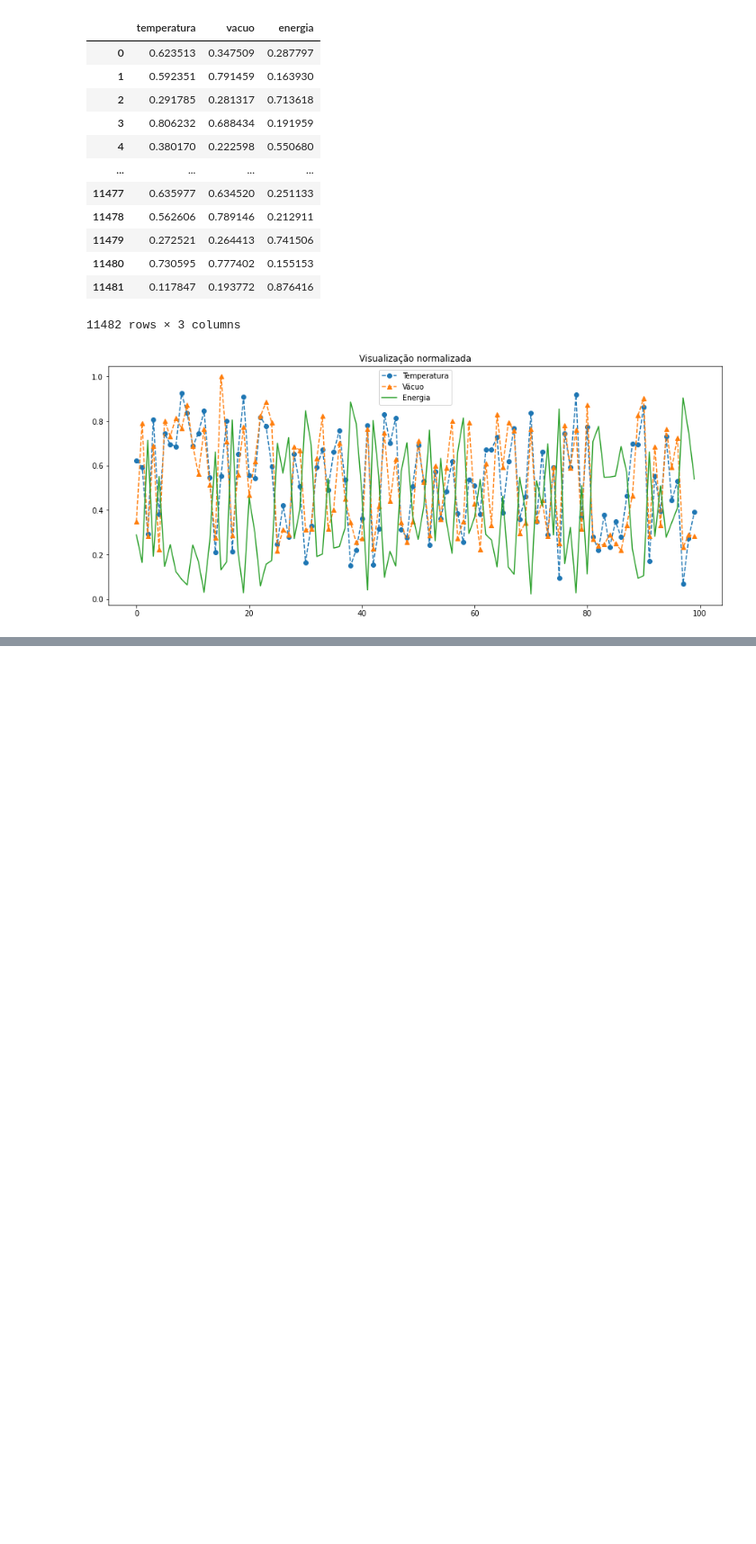
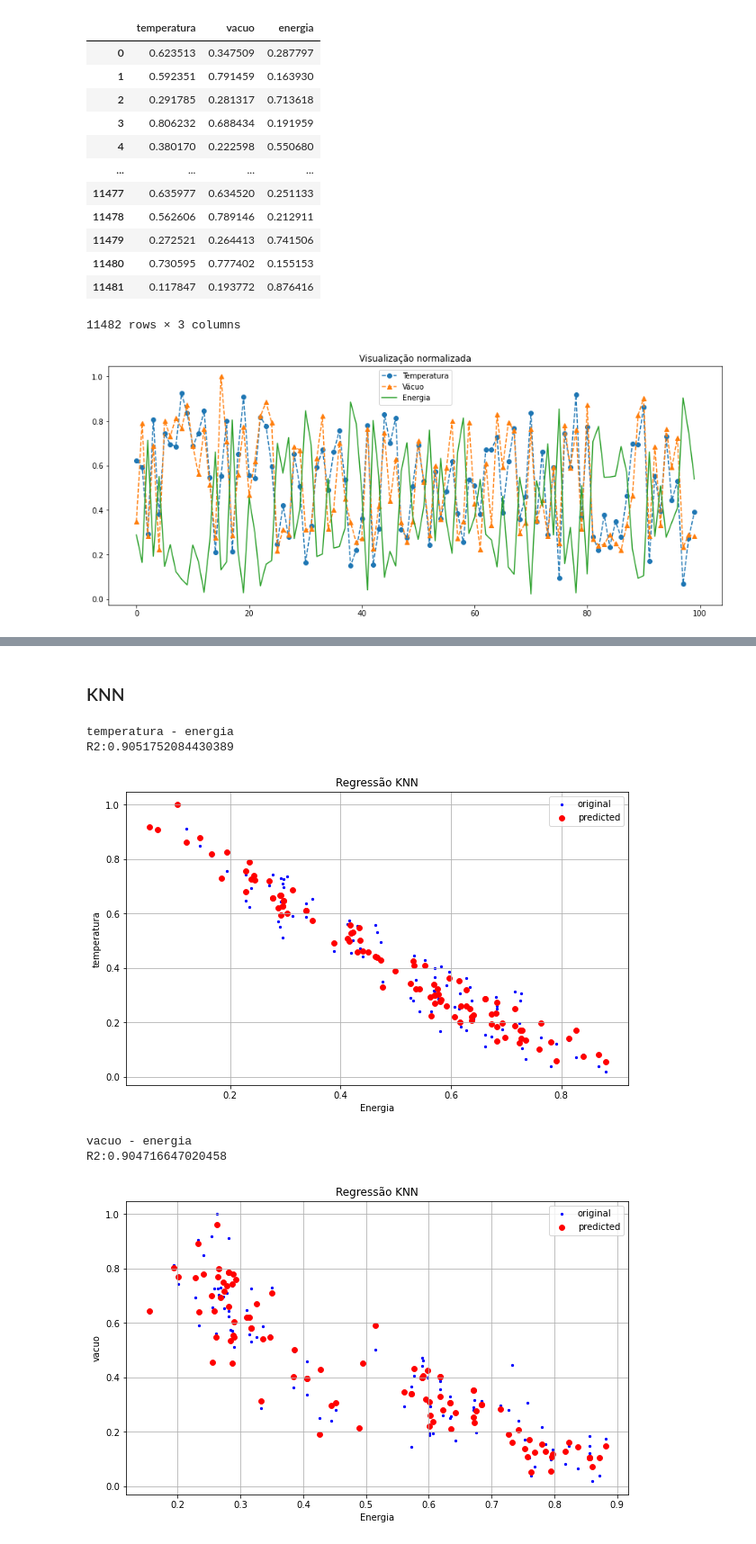
Before and after one commit to thiago9864/mineracao_dados, a Jupyter notebook: trabalho_6/trabalho_6_dupla_20.ipynb, the cells around one changed output, grey strips where cells are left out. Shown at 90% size. Saved outputs shown, nothing was run; the diff lists cells and outputs as text; code cells hidden in the pictures; blank space fills up the shorter version.

```diff
--- a/trabalho_6/trabalho_6_dupla_20.ipynb
+++ b/trabalho_6/trabalho_6_dupla_20.ipynb
@@ -102,0 +137,3 @@ plt.show()
+# %%
+ytest_csv = pd.DataFrame(index=ytest.index,columns=['y_original','RegMult','KNN_temperatura','KNN_vacuo','ElasticNet'])
+ytest_csv['y_original'] = ytest
@@ -102,0 +184,35 @@ plt.show()
+# %% [markdown]
+### KNN
+# %%
+from sklearn.neighbors import KNeighborsRegressor
+
+for coluna in xtrain.keys():
+    print(coluna+' - energia')
+    modelo = KNeighborsRegressor( n_neighbors=5, weights="distance" )
+
+    x = xtrain[coluna].values.reshape(-1, 1)
+
+    modelo.fit( x, ytrain.values.reshape(-1,1))
+
+    print('R2:'+str(modelo.score(xtest[coluna].values.reshape(-1,1),ytest.values.reshape(-1,1))))
+
+    knn_pred = modelo.predict(xtest[coluna].values.reshape(-1,1))
+
+    ytest_csv['KNN_'+coluna] = knn_pred
+
+    plt.figure(figsize=(10,6))
+    plt.scatter(xtest[coluna][:100],ytest[:100], s=5, color="blue", label="original")
+    plt.scatter(xtest[coluna][:100], knn_pred[:100], lw=0.8, color="red", label="predicted")
+    plt.title('Regressão KNN')
+    plt.xlabel('Energia')
+    plt.ylabel(coluna)
+    plt.grid()
+    plt.legend()
+    plt.show()
+# %% [output]
+temperatura - energia
+R2:0.9051752084430389
+[figure, added]
+vacuo - energia
+R2:0.904716647020458
+[figure, added]
```
Also changed, not shown: parts of 13 cells of this notebook, 1 other file.
